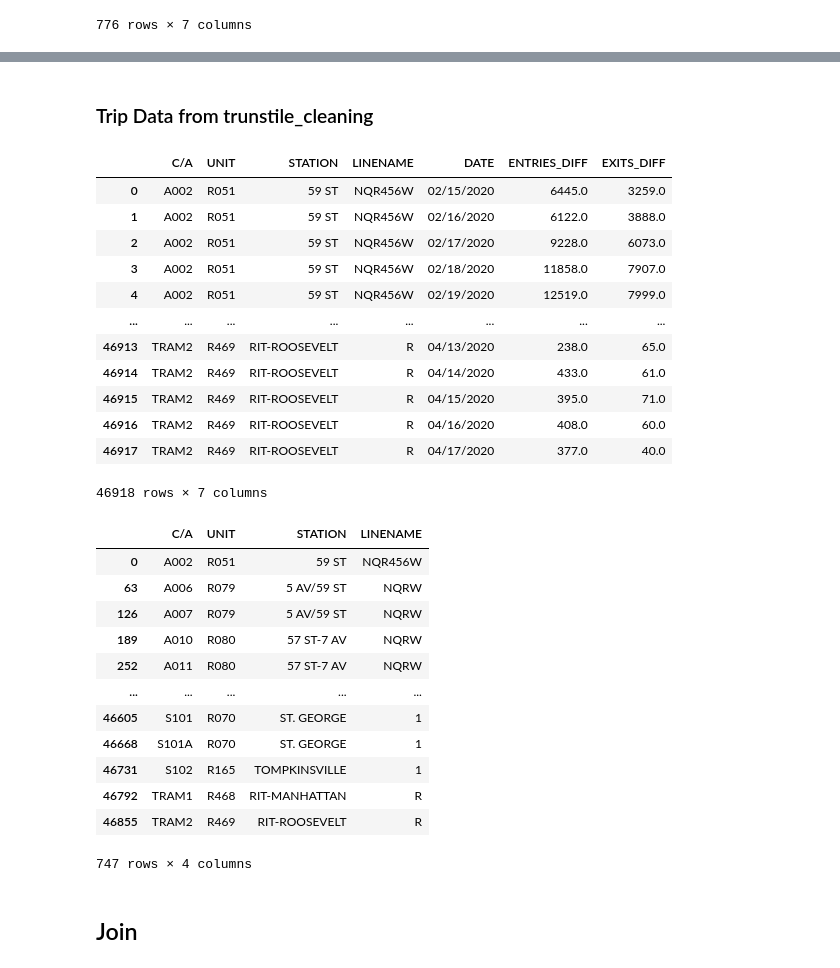
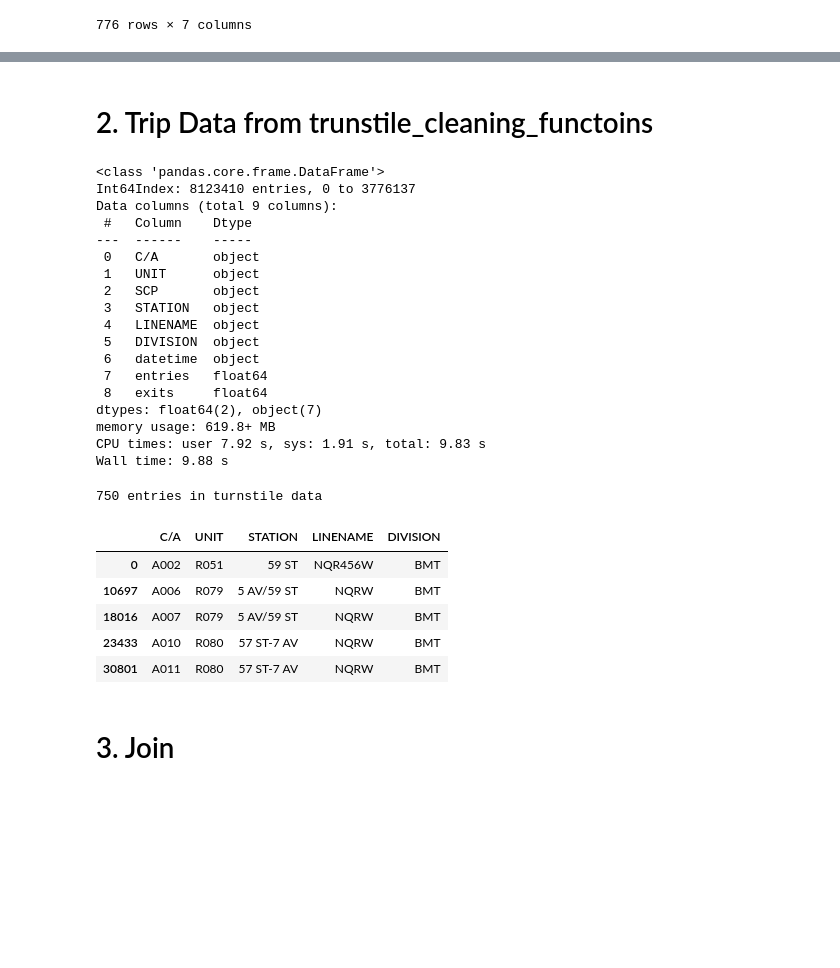
Before and after one commit to mahouoji/MobilityChange, a Jupyter notebook: data_cleaning/turnstile_location_integration.ipynb, the cells around one changed output, grey strips where cells are left out. Cells and saved outputs as stored; diff of their text form; code cells hidden in the pictures; blank space fills up the shorter version.

```diff
--- a/data_cleaning/turnstile_location_integration.ipynb
+++ b/data_cleaning/turnstile_location_integration.ipynb
@@ -45,41 +45,44 @@ station_loc_map
 # %% [output]
 [interactive output not drawn]
 # %% [markdown]
-### Trip Data from trunstile_cleaning
+# 2. Trip Data from trunstile_cleaning_functoins
-# %%
-count_df = pd.read_csv('../data/turnstile/station_daily_diffs.csv')
-count_df
-# %% [output]
-|  | C/A | UNIT | STATION | LINENAME | DATE | ENTRIES_DIFF | EXITS_DIFF |
-| 0 | A002 | R051 | 59 ST | NQR456W | 02/15/2020 | 6445.0 | 3259.0 |
-| 1 | A002 | R051 | 59 ST | NQR456W | 02/16/2020 | 6122.0 | 3888.0 |
-| 2 | A002 | R051 | 59 ST | NQR456W | 02/17/2020 | 9228.0 | 6073.0 |
-| 3 | A002 | R051 | 59 ST | NQR456W | 02/18/2020 | 11858.0 | 7907.0 |
-| 4 | A002 | R051 | 59 ST | NQR456W | 02/19/2020 | 12519.0 | 7999.0 |
-| ... | ... | ... | ... | ... | ... | ... | ... |
-| 46913 | TRAM2 | R469 | RIT-ROOSEVELT | R | 04/13/2020 | 238.0 | 65.0 |
-| 46914 | TRAM2 | R469 | RIT-ROOSEVELT | R | 04/14/2020 | 433.0 | 61.0 |
-| 46915 | TRAM2 | R469 | RIT-ROOSEVELT | R | 04/15/2020 | 395.0 | 71.0 |
-| 46916 | TRAM2 | R469 | RIT-ROOSEVELT | R | 04/16/2020 | 408.0 | 60.0 |
-| 46917 | TRAM2 | R469 | RIT-ROOSEVELT | R | 04/17/2020 | 377.0 | 40.0 |
-46918 rows × 7 columns
+# %%
+%%time
+cleaned_files = ['../data/turnstile/turnstile_diffs_2019.csv.zip',
+                 '../data/turnstile/turnstile_diffs_2020.csv.zip']
+count_df = pd.concat(pd.read_csv(f, low_memory=False) for f in cleaned_files)
+count_df.info()
+# %% [output]
+<class 'pandas.core.frame.DataFrame'>
+Int64Index: 8123410 entries, 0 to 3776137
+Data columns (total 9 columns):
+ #   Column    Dtype
+---  ------    -----
+ 0   C/A       object
+ 1   UNIT      object
+ 2   SCP       object
+ 3   STATION   object
+ 4   LINENAME  object
+ 5   DIVISION  object
+ 6   datetime  object
+ 7   entries   float64
+ 8   exits     float64
+dtypes: float64(2), object(7)
+memory usage: 619.8+ MB
+CPU times: user 7.92 s, sys: 1.91 s, total: 9.83 s
+Wall time: 9.88 s
 # %%
-station_df = count_df[['C/A', 'UNIT', 'STATION', 'LINENAME']].drop_duplicates()
-station_df
+station_df = count_df[['C/A', 'UNIT', 'STATION', 'LINENAME', 'DIVISION']].drop_duplicates()
+print(len(station_df), 'entries in turnstile data')
+station_df.head()
 # %% [output]
+750 entries in turnstile data
-|  | C/A | UNIT | STATION | LINENAME |
-| 0 | A002 | R051 | 59 ST | NQR456W |
-| 63 | A006 | R079 | 5 AV/59 ST | NQRW |
-| 126 | A007 | R079 | 5 AV/59 ST | NQRW |
-| 189 | A010 | R080 | 57 ST-7 AV | NQRW |
-| 252 | A011 | R080 | 57 ST-7 AV | NQRW |
-| ... | ... | ... | ... | ... |
-| 46605 | S101 | R070 | ST. GEORGE | 1 |
-| 46668 | S101A | R070 | ST. GEORGE | 1 |
-| 46731 | S102 | R165 | TOMPKINSVILLE | 1 |
-| 46792 | TRAM1 | R468 | RIT-MANHATTAN | R |
-| 46855 | TRAM2 | R469 | RIT-ROOSEVELT | R |
+|  | C/A | UNIT | STATION | LINENAME | DIVISION |
+| 0 | A002 | R051 | 59 ST | NQR456W | BMT |
+| 10697 | A006 | R079 | 5 AV/59 ST | NQRW | BMT |
+| 18016 | A007 | R079 | 5 AV/59 ST | NQRW | BMT |
+| 23433 | A010 | R080 | 57 ST-7 AV | NQRW | BMT |
+| 30801 | A011 | R080 | 57 ST-7 AV | NQRW | BMT |
-747 rows × 4 columns
 # %% [markdown]
-## Join
+# 3. Join
 # %%
```
Also changed, not shown: parts of 37 cells of this notebook, 2 other files.
